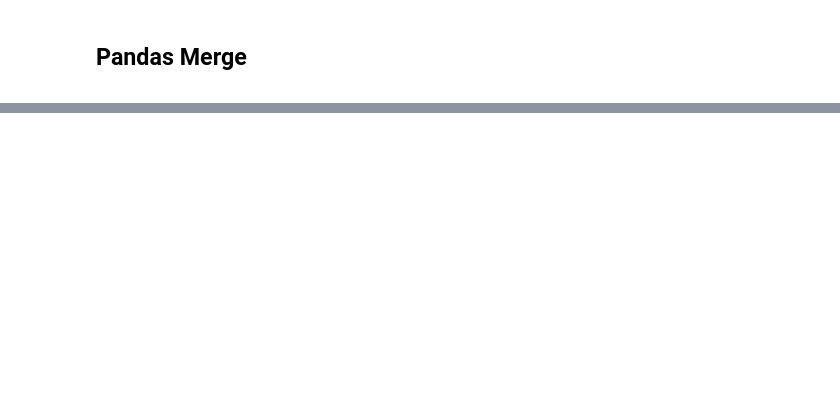
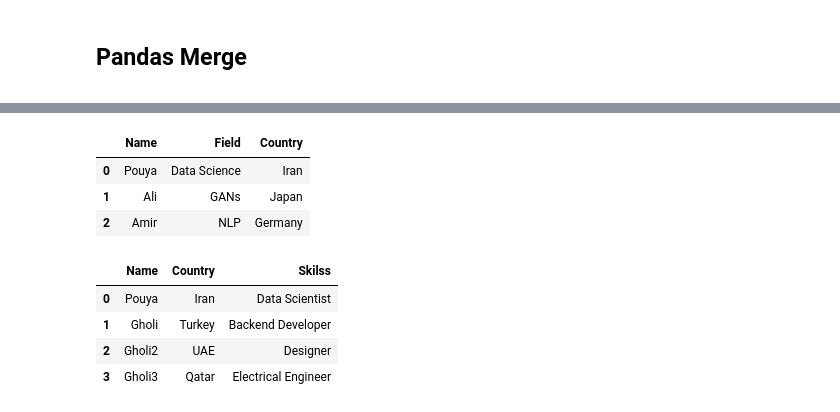
Before and after one commit to mirpouya/Basics-of-ML, a Jupyter notebook: Intermediate_Pandas.ipynb, the cells around one changed output, grey strips where cells are left out. Drawn from its saved outputs; the diff is of its cells as text; code cells hidden in the pictures; blank space fills up the shorter version.

```diff
--- a/Intermediate_Pandas.ipynb
+++ b/Intermediate_Pandas.ipynb
@@ -810,0 +856,9 @@ df
+# %%
+# merge
+
+pd.merge(df1, df3)
+# %% [output]
+|  | Name | Field | Country |
+| 0 | Pouya | Data Science | Iran |
+| 1 | Ali | GANs | Japan |
+| 2 | Amir | NLP | Germany |
@@ -810,0 +867,13 @@ df
+# %%
+# what if there exist two common columns?
+
+df1 = pd.DataFrame({"Name": ["Pouya", "Gholi", "Gholi2", "Gholi3"], "Country": ["Iran", "Turkey", "UAE", "Qatar"],
+                    "Skilss": ["Data Scientist", "Backend Developer", "Designer", "Electrical Engineer"]})
+
+df1
+# %% [output]
+|  | Name | Country | Skilss |
+| 0 | Pouya | Iran | Data Scientist |
+| 1 | Gholi | Turkey | Backend Developer |
+| 2 | Gholi2 | UAE | Designer |
+| 3 | Gholi3 | Qatar | Electrical Engineer |
```
Also changed, not shown: parts of 15 cells of this notebook.
